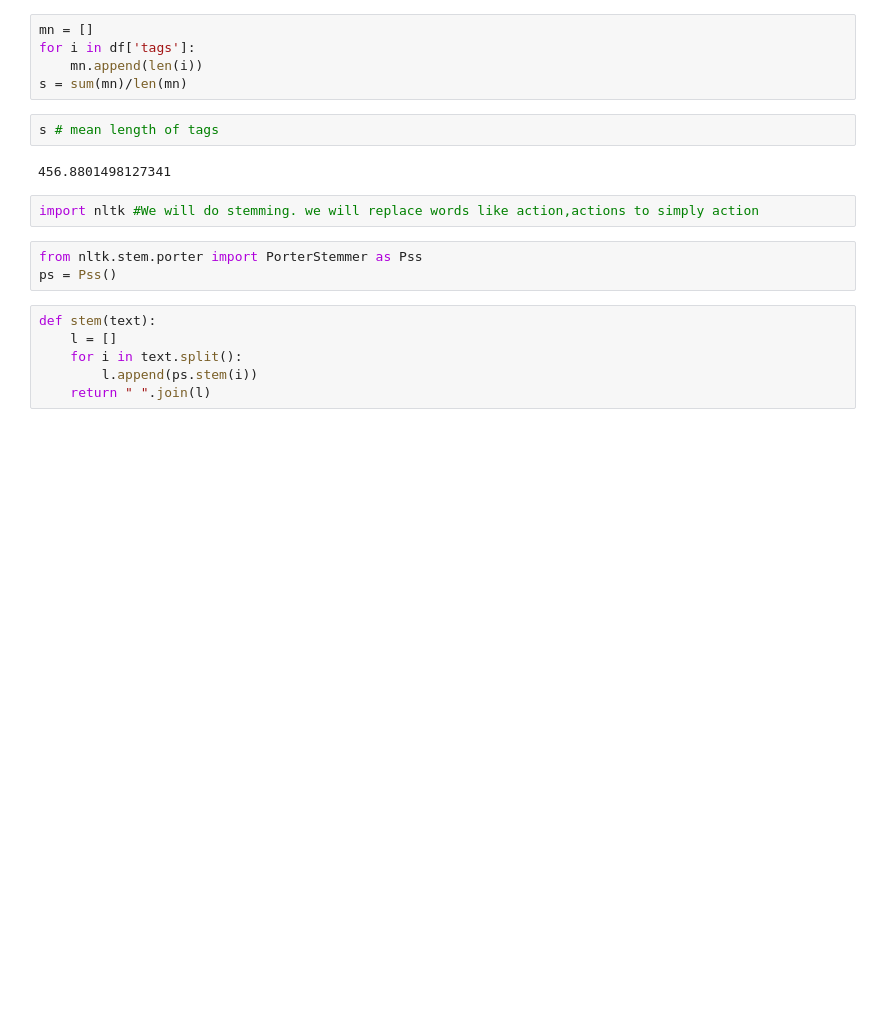
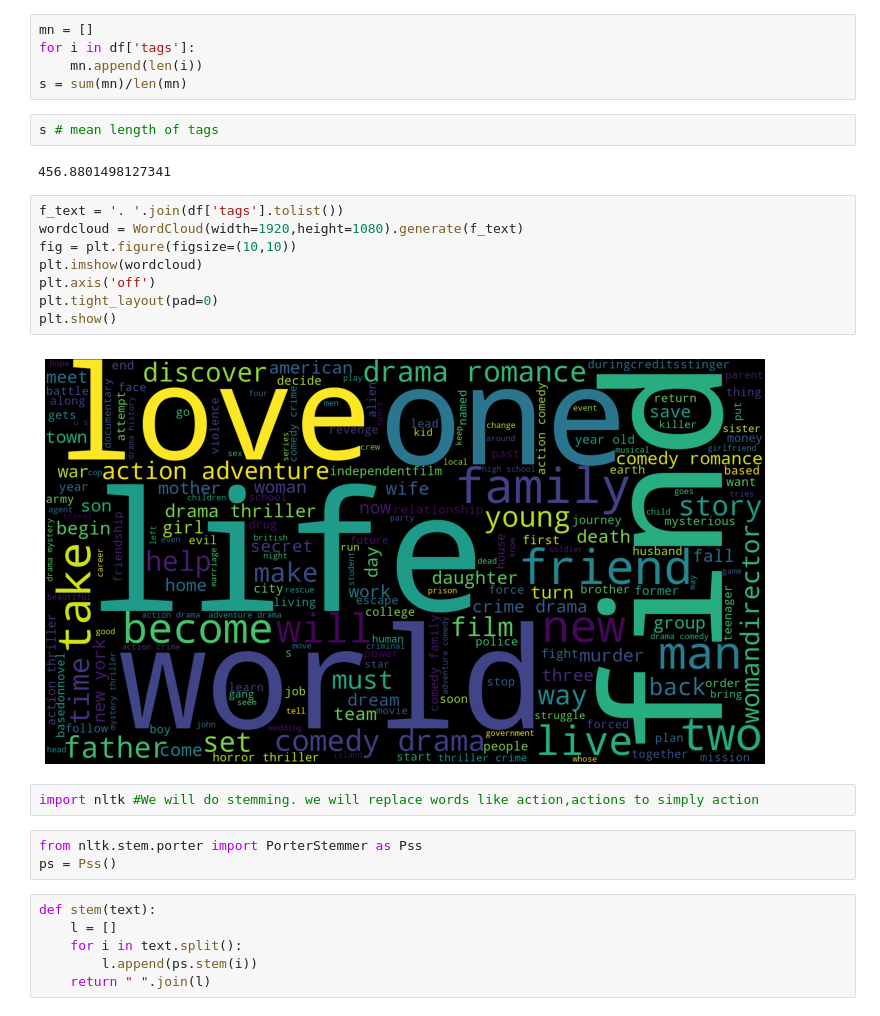
Before and after one commit to satty26/ml-project-recommender, a Jupyter notebook: recommendation system.ipynb, the cells around one changed output. Cells and saved outputs as stored; diff of their text form; blank space fills up the shorter version.

```diff
--- a/recommendation system.ipynb
+++ b/recommendation system.ipynb
@@ -178,6 +180,16 @@ s = sum(mn)/len(mn)
 s # mean length of tags
 # %% [output]
 456.8801498127341
+# %%
+f_text = '. '.join(df['tags'].tolist())
+wordcloud = WordCloud(width=1920,height=1080).generate(f_text)
+fig = plt.figure(figsize=(10,10))
+plt.imshow(wordcloud)
+plt.axis('off')
+plt.tight_layout(pad=0)
+plt.show()
+# %% [output]
+[figure, added]
 # %%
 import nltk #We will do stemming. we will replace words like action,actions to simply action
 # %%
```
Also changed, not shown: parts of 6 cells of this notebook.
